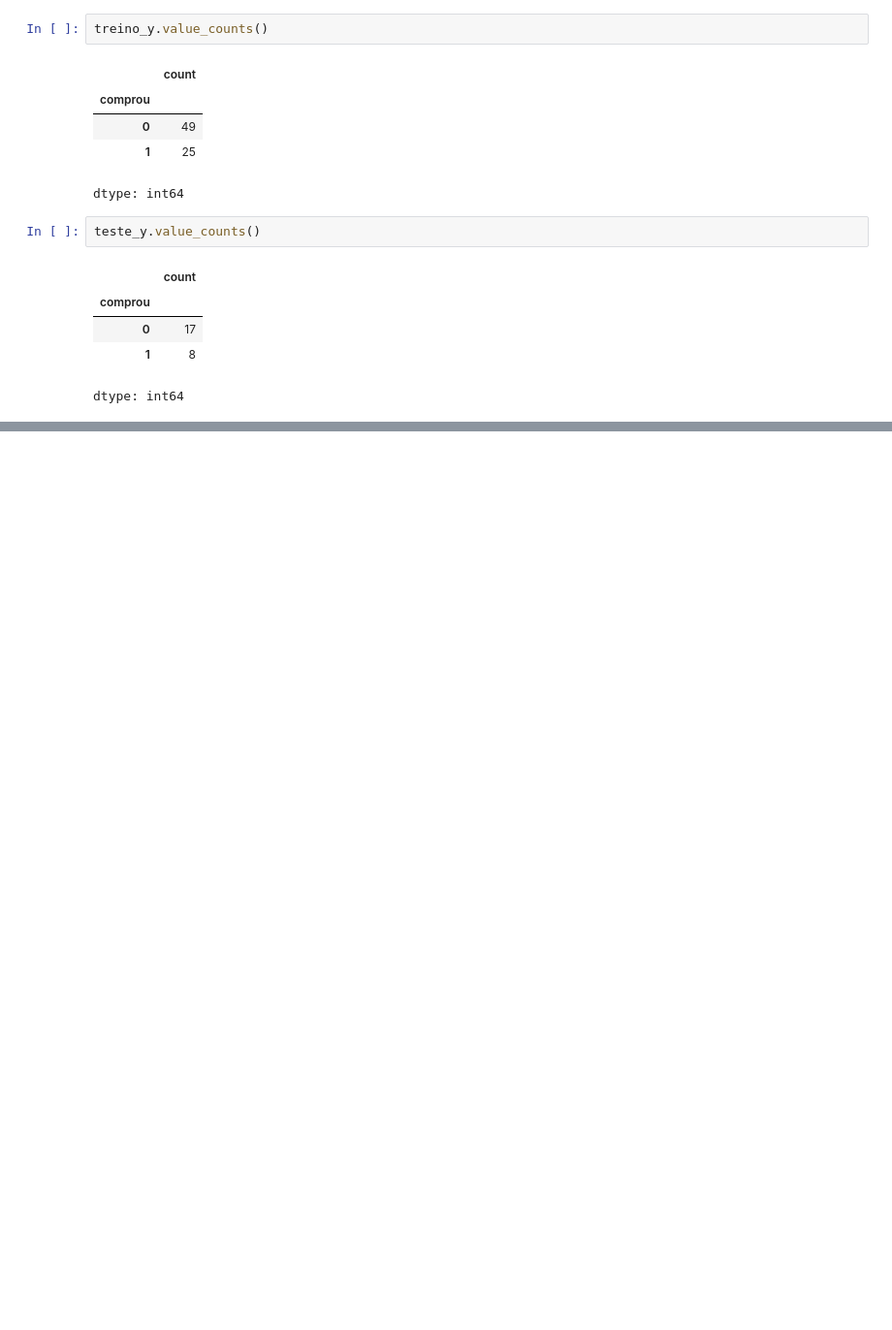
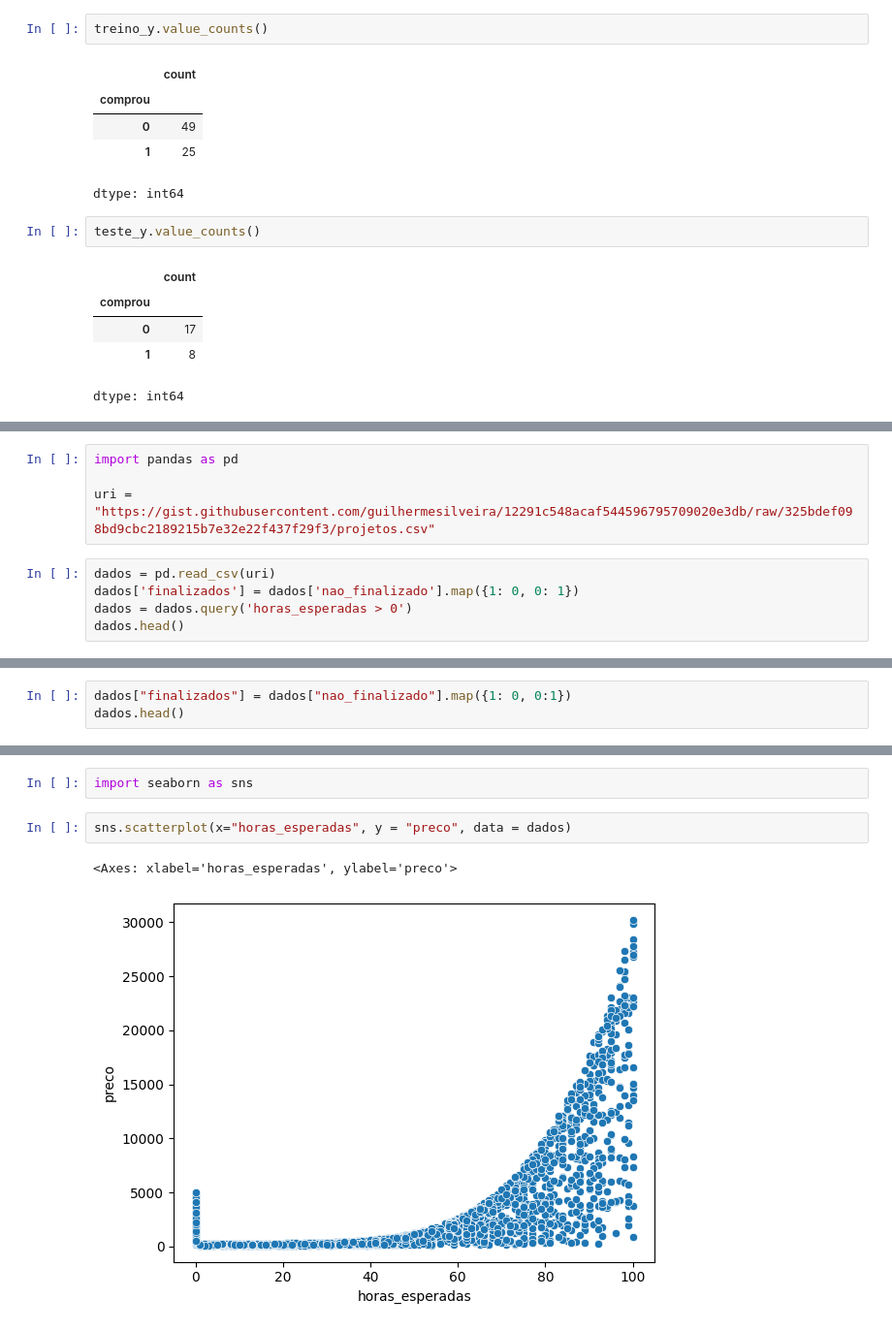
Before and after one commit to luan3642/Machine_learning_classificacao_sklearn-ALURA, a Jupyter notebook: aula01_alura.ipynb, the cells around one changed output, grey strips where cells are left out. Shown at 97% size. Cells and saved outputs as stored; diff of their text form; blank space fills up the shorter version.

```diff
--- a/aula01_alura.ipynb
+++ b/aula01_alura.ipynb
@@ -184,0 +187,9 @@ dtype: int64
+# %%
+import pandas as pd
+
+uri = "https://gist.githubusercontent.com/guilhermesilveira/12291c548acaf544596795709020e3db/raw/325bdef098bd9cbc2189215b7e32e22f437f29f3/projetos.csv"
+# %%
+dados = pd.read_csv(uri)
+dados['finalizados'] = dados['nao_finalizado'].map({1: 0, 0: 1})
+dados = dados.query('horas_esperadas > 0')
+dados.head()
@@ -184,0 +203,3 @@ dtype: int64
+# %%
+dados["finalizados"] = dados["nao_finalizado"].map({1: 0, 0:1})
+dados.head()
@@ -184,0 +213,7 @@ dtype: int64
+# %%
+import seaborn as sns
+# %%
+sns.scatterplot(x="horas_esperadas", y = "preco", data = dados)
+# %% [output]
+<Axes: xlabel='horas_esperadas', ylabel='preco'>
+[figure, added]
```
Also changed, not shown: parts of 13 cells of this notebook.
